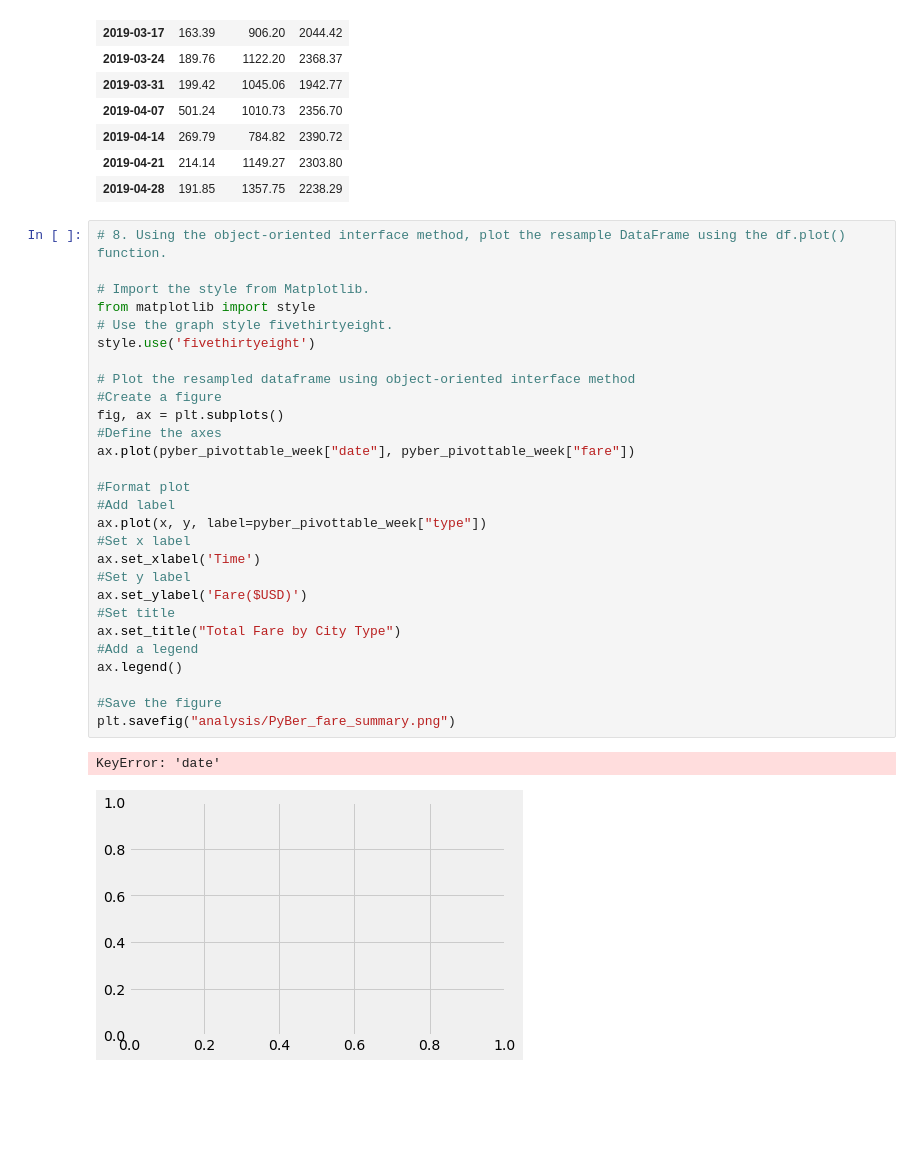
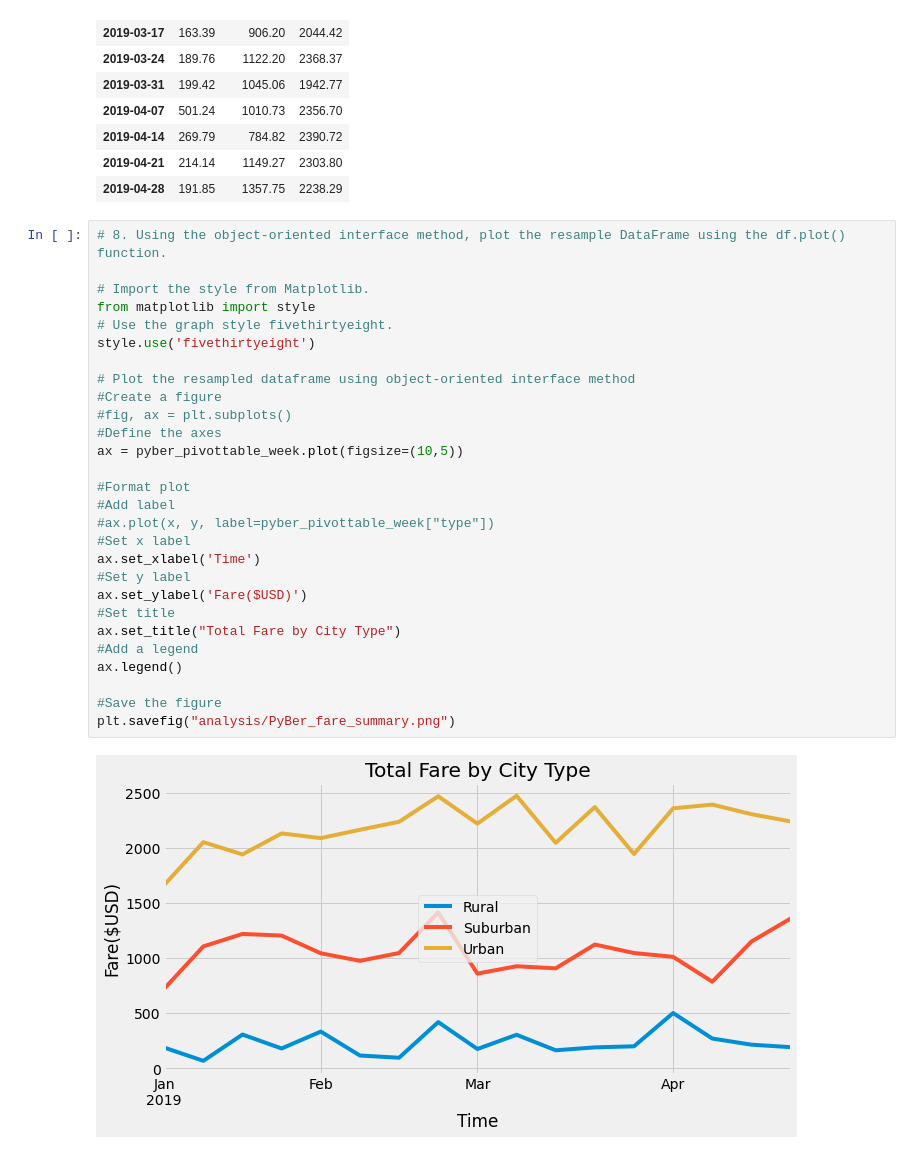
Before and after one commit to pazcona99/-PyBer_Analysis_Challenge, a Jupyter notebook: PyBer_Challenge.ipynb, the cells around one changed output. Drawn from its saved outputs; the diff is of its cells as text; blank space fills up the shorter version.

Commit message:
plot fix

```diff
--- a/PyBer_Challenge.ipynb
+++ b/PyBer_Challenge.ipynb
@@ -208,31 +208,30 @@ pyber_pivottable_week
 # %%
 # 8. Using the object-oriented interface method, plot the resample DataFrame using the df.plot() function.
 
 # Import the style from Matplotlib.
 from matplotlib import style
 # Use the graph style fivethirtyeight.
 style.use('fivethirtyeight')
 
 # Plot the resampled dataframe using object-oriented interface method
 #Create a figure
-fig, ax = plt.subplots()
+#fig, ax = plt.subplots()
 #Define the axes
-ax.plot(pyber_pivottable_week["date"], pyber_pivottable_week["fare"])
+ax = pyber_pivottable_week.plot(figsize=(10,5))
 
 #Format plot
 #Add label
-ax.plot(x, y, label=pyber_pivottable_week["type"])
+#ax.plot(x, y, label=pyber_pivottable_week["type"])
 #Set x label
 ax.set_xlabel('Time')
 #Set y label
 ax.set_ylabel('Fare($USD)')
 #Set title
 ax.set_title("Total Fare by City Type")
 #Add a legend
 ax.legend()
 
 #Save the figure
 plt.savefig("analysis/PyBer_fare_summary.png")
 # %% [output]
-KeyError: 'date'
-[figure, old version]
+[figure, new version]
```
Also changed, not shown: 1 other file.
